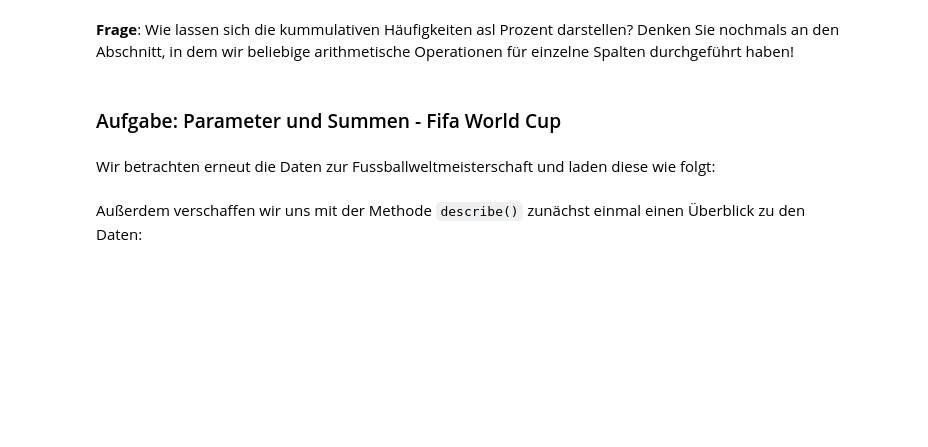
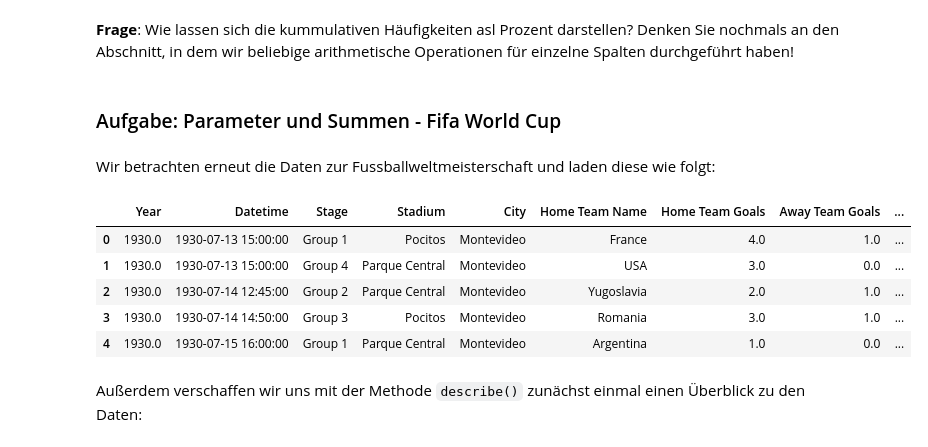
Before and after one commit to AlexKressner/Logistik_Data_Analyst, a Jupyter notebook: Pandas_Data_Analysis_part1.ipynb, the cells around one changed output. Saved outputs shown, nothing was run; the diff lists cells and outputs as text; code cells hidden in the pictures; blank space fills up the shorter version.

```diff
--- a/Pandas_Data_Analysis_part1.ipynb
+++ b/Pandas_Data_Analysis_part1.ipynb
@@ -209,10 +387,17 @@ tabelle
 # %% [markdown]
 Wir betrachten erneut die Daten zur Fussballweltmeisterschaft und laden diese wie folgt:
 # %%
-df = pd.read_csv("./WorldCupMatches.csv")
+df = pd.read_csv("/content/drive/MyDrive/Logistik_Business_Analyst/Grundlagen_Datenverarbeitung_mit_Pandas/WorldCupMatches.csv")
 # Transformation der Spalten in passende Datentypen mit der Funktion ".astype", Numpy-Datentypen unter https://www.w3schools.com/python/numpy/numpy_data_types.asp
 df = df.astype({"Datetime": "M", "RoundID": "O", "MatchID": "O"}, errors='raise')
 df.head()
+# %% [output]
+|  | Year | Datetime | Stage | Stadium | City | Home Team Name | Home Team Goals | Away Team Goals | ... |
+| 0 | 1930.0 | 1930-07-13 15:00:00 | Group 1 | Pocitos | Montevideo | France | 4.0 | 1.0 | ... |
+| 1 | 1930.0 | 1930-07-13 15:00:00 | Group 4 | Parque Central | Montevideo | USA | 3.0 | 0.0 | ... |
+| 2 | 1930.0 | 1930-07-14 12:45:00 | Group 2 | Parque Central | Montevideo | Yugoslavia | 2.0 | 1.0 | ... |
+| 3 | 1930.0 | 1930-07-14 14:50:00 | Group 3 | Pocitos | Montevideo | Romania | 3.0 | 1.0 | ... |
+| 4 | 1930.0 | 1930-07-15 16:00:00 | Group 1 | Parque Central | Montevideo | Argentina | 1.0 | 0.0 | ... |
 # %% [markdown]
 Außerdem verschaffen wir uns mit der Methode `describe()` zunächst einmal einen Überblick zu den Daten:
 # %%
```
Also changed, not shown: parts of 44 cells of this notebook.
